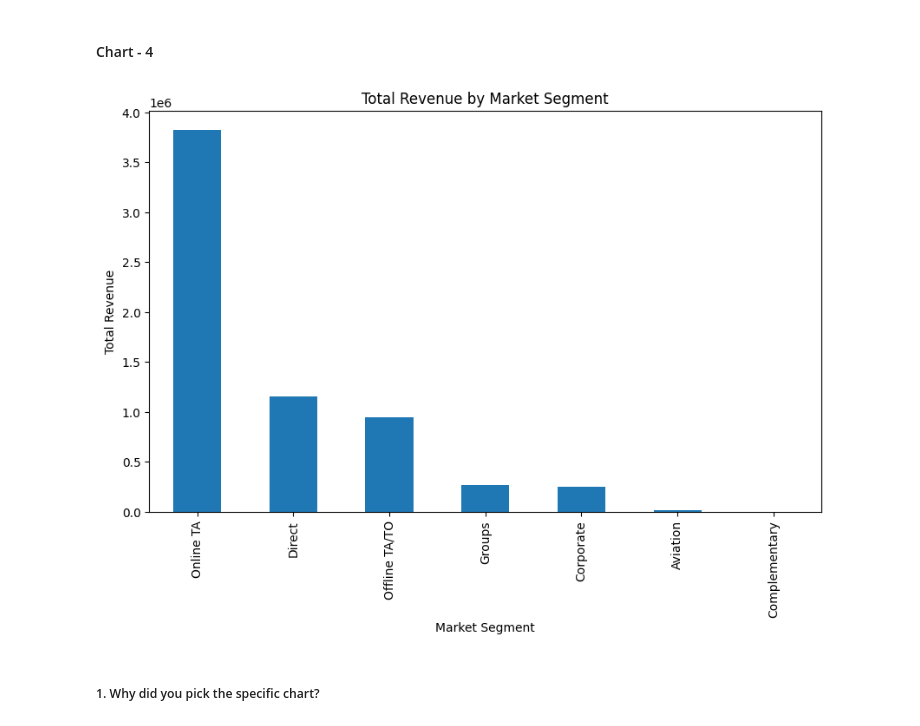
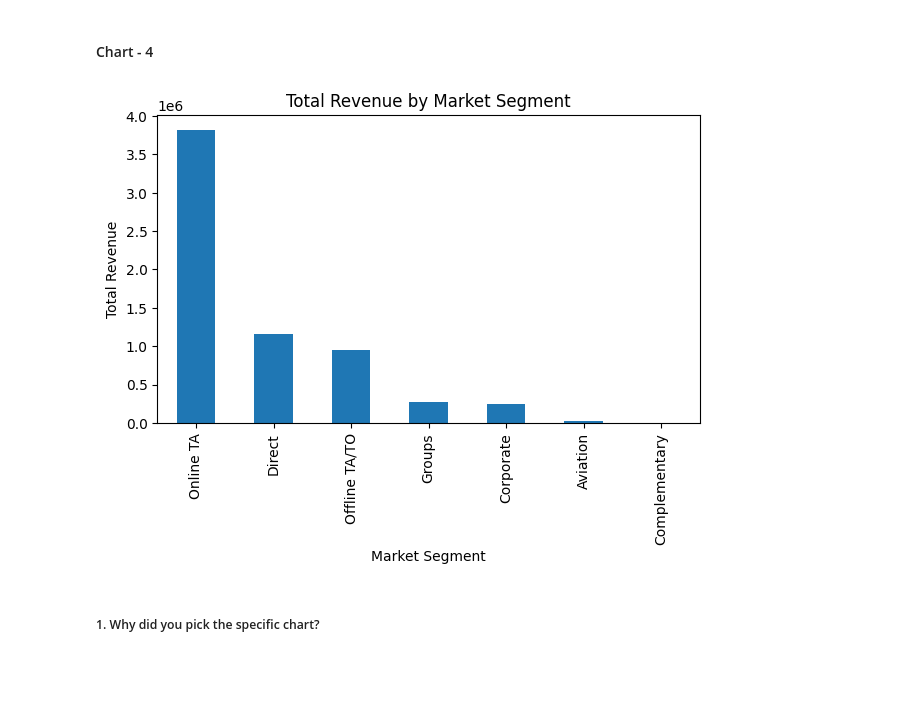
Before and after one commit to Sakshi1127/almabettercapstoneproject, a Jupyter notebook: EDA_Hotel_Booking_analysis.ipynb, the cells around one changed output. Drawn from its saved outputs; the diff is of its cells as text; code cells hidden in the pictures; blank space fills up the shorter version.

```diff
--- a/EDA_Hotel_Booking_analysis.ipynb
+++ b/EDA_Hotel_Booking_analysis.ipynb
@@ -568,18 +567,18 @@ Are there any insights that lead to negative growth? Justify with specific reaso
 # %%
 #Calculate the specific market segments that contribute significantly to the hotel's revenue
 
 # Calculate the total revenue by market segment
 revenue_by_segment = data_set.groupby('market_segment')['adr'].sum().sort_values(ascending=False)
 
 # Plot the total revenue by market segment
-plt.figure(figsize=(10, 6))
+plt.figure(figsize=(7, 4))
 revenue_by_segment.plot(kind='bar')
 plt.title("Total Revenue by Market Segment")
 plt.xlabel("Market Segment")
 plt.ylabel("Total Revenue")
 plt.show()
 # %% [output]
-[figure, old version]
+[figure, new version]
 # %% [markdown]
 ##### 1. Why did you pick the specific chart?
 # %% [markdown]
```
Also changed, not shown: parts of 12 cells of this notebook.
